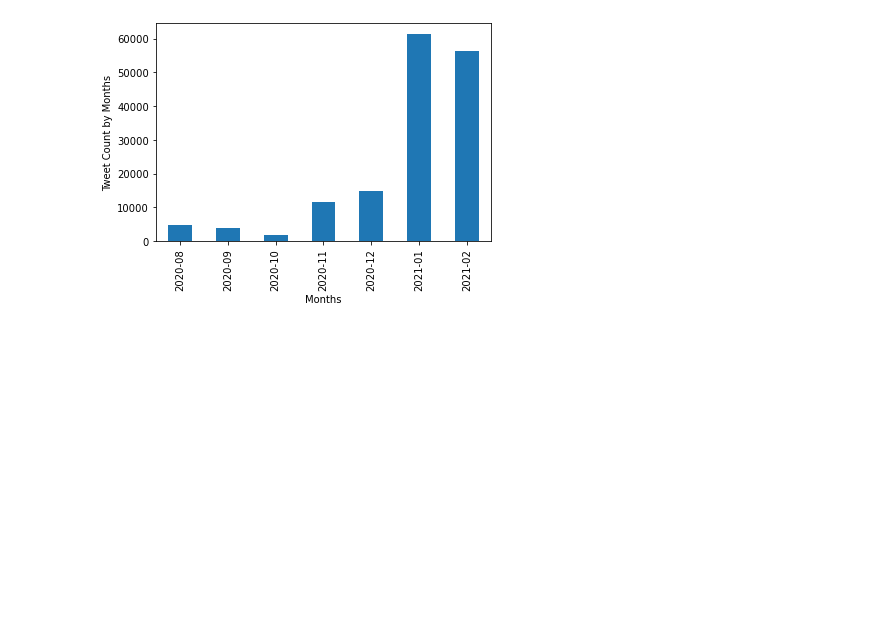
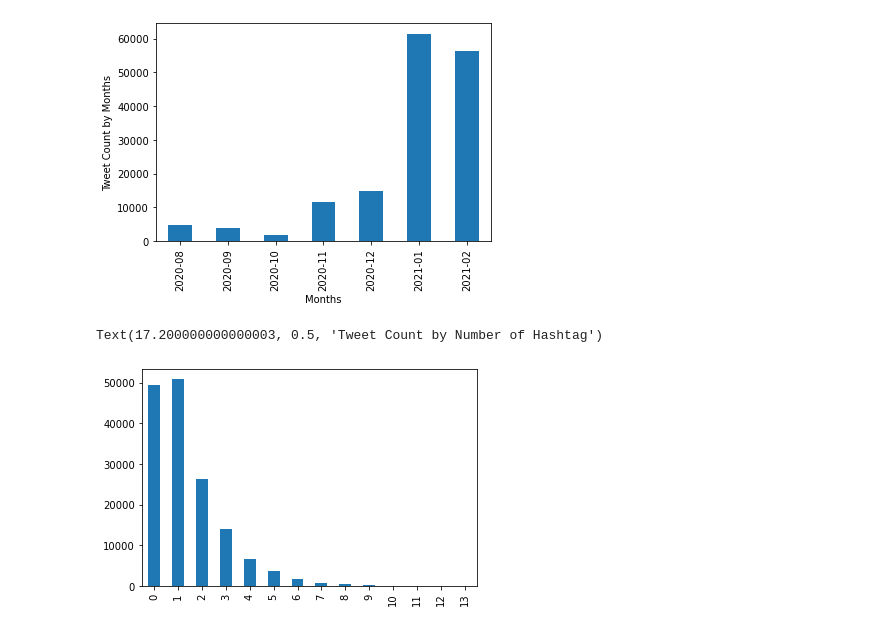
Before and after one commit to achen353/COVID-Vaccine-Tweet, a Jupyter notebook: CVT EDA.ipynb, the cells around one changed output. Saved outputs shown, nothing was run; the diff lists cells and outputs as text; code cells hidden in the pictures; blank space fills up the shorter version.

```diff
--- a/CVT EDA.ipynb
+++ b/CVT EDA.ipynb
@@ -69,8 +88,10 @@ Convert the columns to correct data types.
 numeric_cols = ['user_followers', 'user_friends', 'user_favourites']
 df[numeric_cols] = df[numeric_cols].apply(pd.to_numeric, errors='coerce')
 
-df['user_verified'] = df['user_verified'].astype(bool)
-df['is_retweet'] = df['is_retweet'].astype(bool)
+d = {'True': True, 'False': False}
+df['user_verified'] = df['user_verified'].replace(d)
+
+df = df.drop(['is_retweet'], axis=1)
 
 df
 # %% [output]
@@ -191,0 +220,3 @@ dtype: int64
+# %%
+df['user_verified'] = df['user_verified'].astype(bool).astype(int)
+df['user_verified'].value_counts()
@@ -230,2 +270,21 @@ df
 # %% [markdown]
 Write the cleaned data to `covidvaccine.csv`.
+# %%
+def clean_list(list_):
+    if isinstance(list_, float):
+        return list_
+    list_ = list_.replace("', '", " ")
+    list_ = list_.replace("['", "")
+    list_ = list_.replace("']", "")
+    list_ = list_.lower()
+    return list_
+
+def count_list(list_):
+    if isinstance(list_, float):
+        return 0
+    return len(list_.split())
+
+df['hashtags'] = df['hashtags'].apply(clean_list)
+df['hashtag_count'] = df['hashtags'].apply(count_list)
+
+df
@@ -241,3 +314,10 @@ ax.set_ylabel("Tweet Count by Months")
 # %% [output]
 Text(0, 0.5, 'Tweet Count by Months')
 [figure]
+# %%
+df['hashtag_count'].value_counts().sort_index().plot(kind='bar')
+ax.set_xlabel("Count")
+ax.set_ylabel("Tweet Count by Number of Hashtag")
+# %% [output]
+Text(17.200000000000003, 0.5, 'Tweet Count by Number of Hashtag')
+[figure, added]
```
Also changed, not shown: parts of 16 cells of this notebook, 1 other file.
